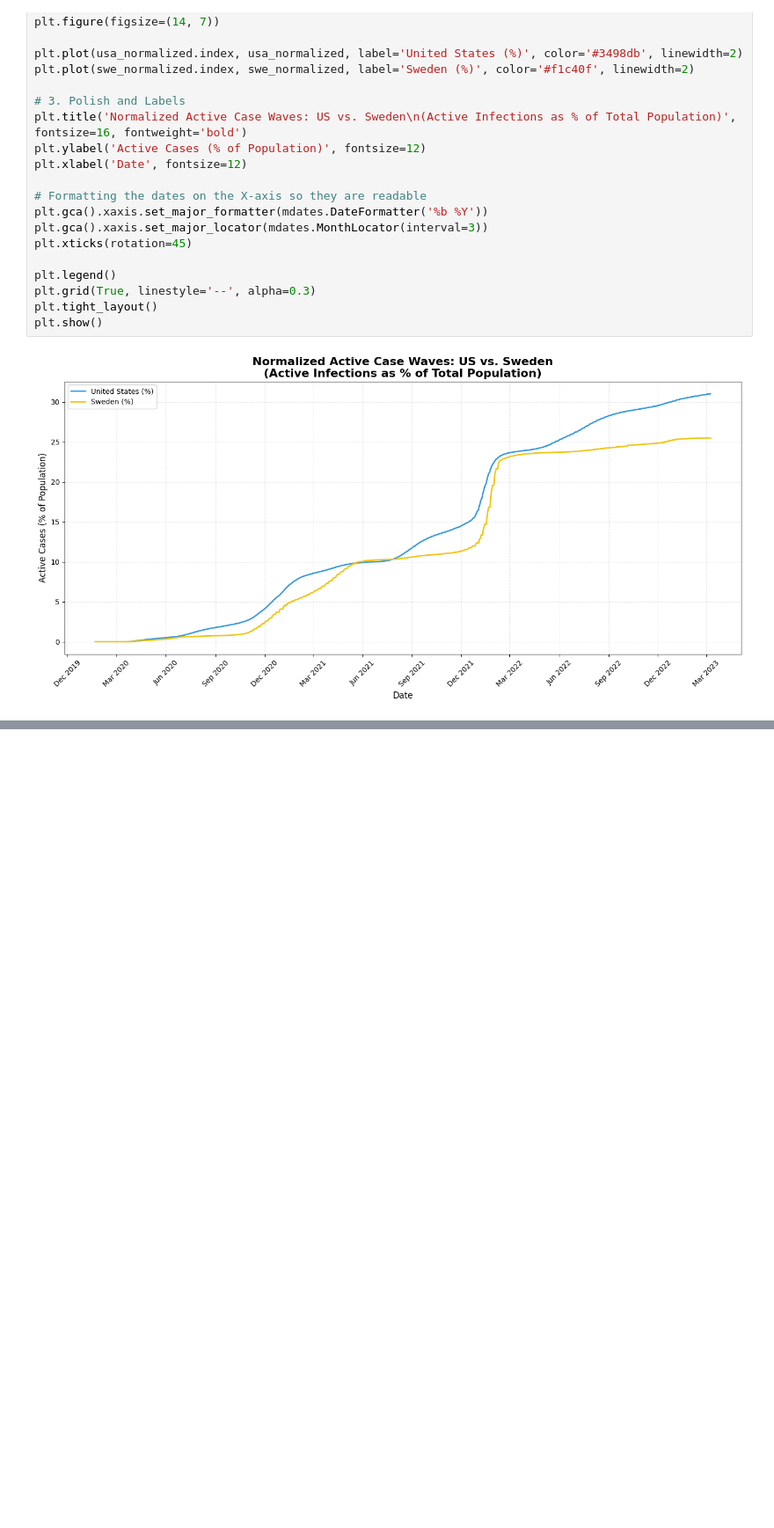
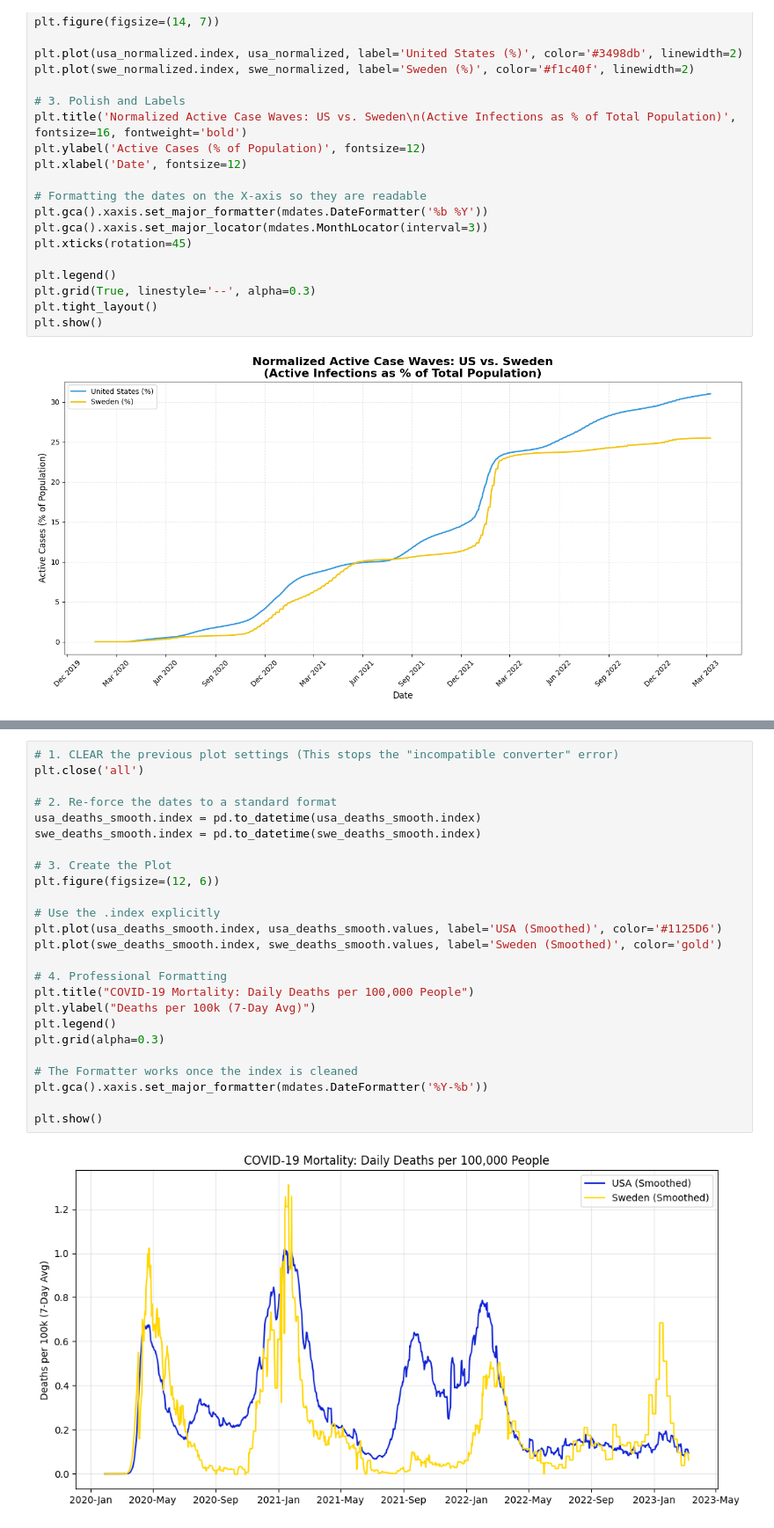
Before and after one commit to ZacharyScheer16/Beginner-Python-Projects, a Jupyter notebook: PersonalProjects/Covid19Project/Covid19.ipynb, the cells around one changed output, grey strips where cells are left out. Shown at 88% size. Cells and saved outputs as stored; diff of their text form; blank space fills up the shorter version.

```diff
--- a/PersonalProjects/Covid19Project/Covid19.ipynb
+++ b/PersonalProjects/Covid19Project/Covid19.ipynb
@@ -328,0 +408,27 @@ plt.show()
+# %%
+# 1. CLEAR the previous plot settings (This stops the "incompatible converter" error)
+plt.close('all')
+
+# 2. Re-force the dates to a standard format
+usa_deaths_smooth.index = pd.to_datetime(usa_deaths_smooth.index)
+swe_deaths_smooth.index = pd.to_datetime(swe_deaths_smooth.index)
+
+# 3. Create the Plot
+plt.figure(figsize=(12, 6))
+
+# Use the .index explicitly
+plt.plot(usa_deaths_smooth.index, usa_deaths_smooth.values, label='USA (Smoothed)', color='#1125D6')
+plt.plot(swe_deaths_smooth.index, swe_deaths_smooth.values, label='Sweden (Smoothed)', color='gold')
+
+# 4. Professional Formatting
+plt.title("COVID-19 Mortality: Daily Deaths per 100,000 People")
+plt.ylabel("Deaths per 100k (7-Day Avg)")
+plt.legend()
+plt.grid(alpha=0.3)
+
+# The Formatter works once the index is cleaned
+plt.gca().xaxis.set_major_formatter(mdates.DateFormatter('%Y-%b'))
+
+plt.show()
+# %% [output]
+[figure, added]
```
Also changed, not shown: parts of 2 cells of this notebook.
